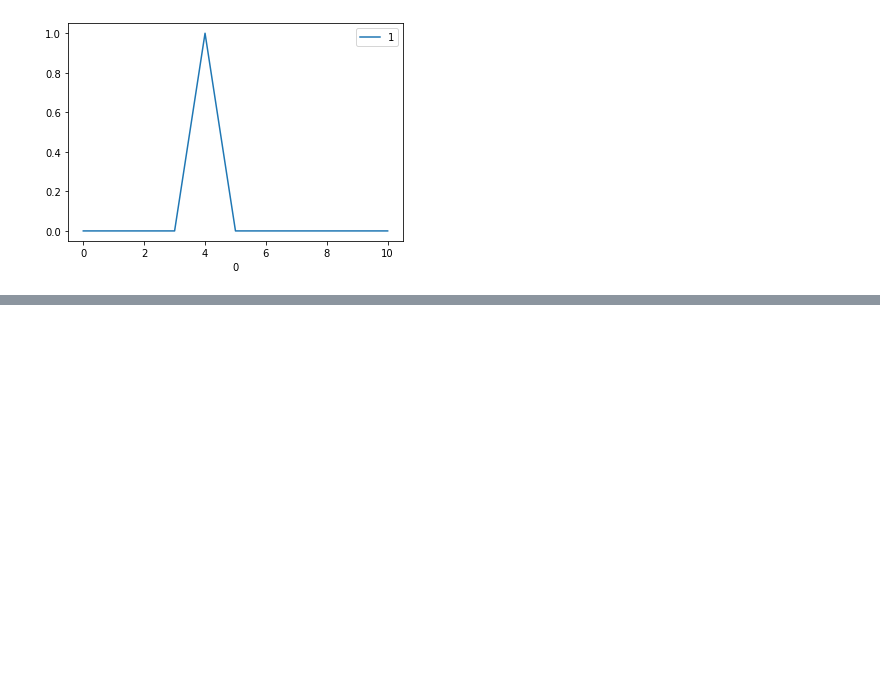
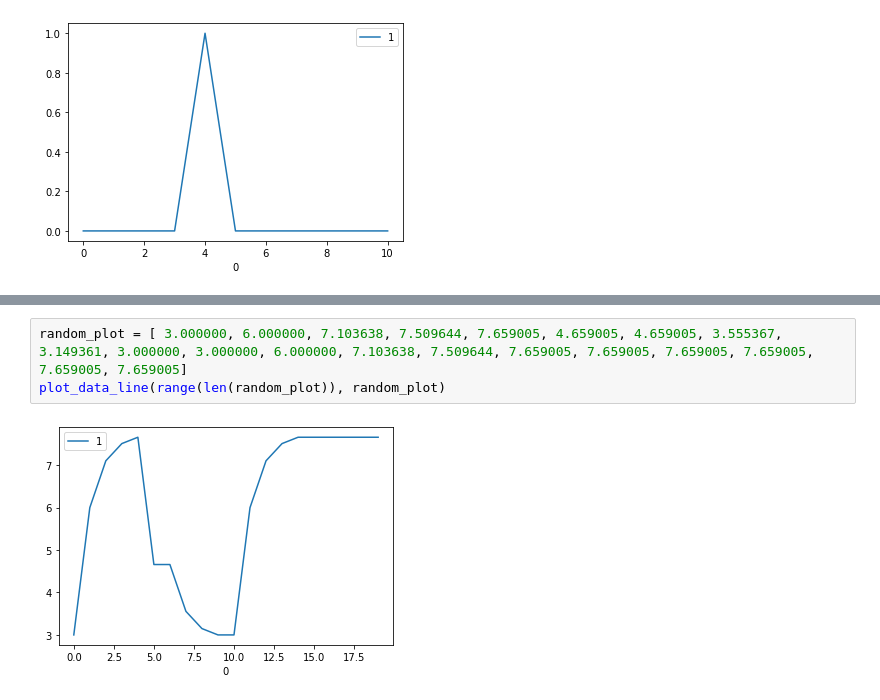
Before and after one commit to aguilarjose11/world_rep_snn, a Jupyter notebook: analysis/analysis_notebook.ipynb, the cells around one changed output, grey strips where cells are left out. Drawn from its saved outputs; the diff is of its cells as text; blank space fills up the shorter version.

```diff
--- a/analysis/analysis_notebook.ipynb
+++ b/analysis/analysis_notebook.ipynb
@@ -80,0 +101,5 @@ plot_data_line(range(len(ttfse_strain)), ttfse_strain)
+# %%
+random_plot = [ 3.000000, 6.000000, 7.103638, 7.509644, 7.659005, 4.659005, 4.659005, 3.555367, 3.149361, 3.000000, 3.000000, 6.000000, 7.103638, 7.509644, 7.659005, 7.659005, 7.659005, 7.659005, 7.659005, 7.659005]
+plot_data_line(range(len(random_plot)), random_plot)
+# %% [output]
+[figure, added]
```
Also changed, not shown: parts of 25 cells of this notebook.
